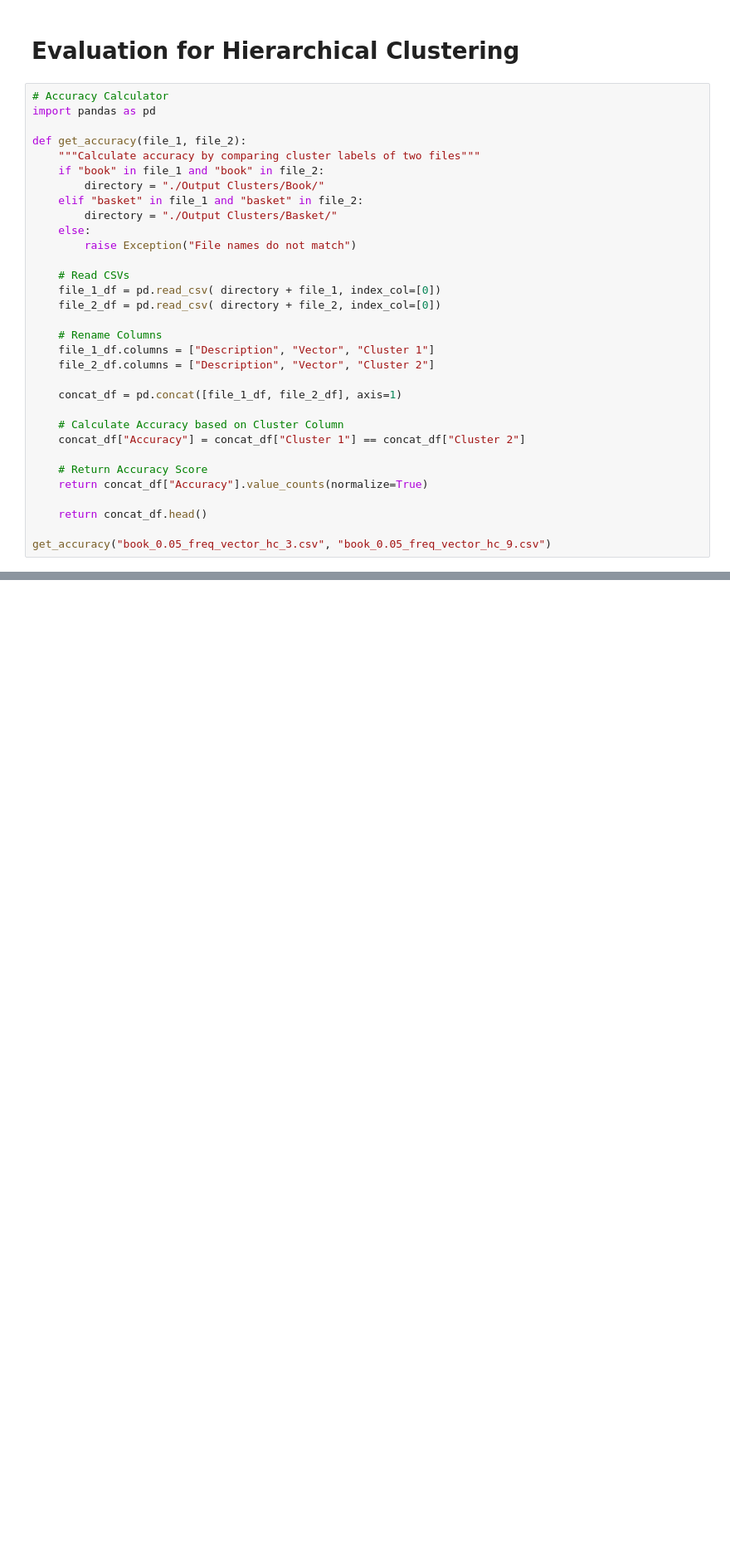
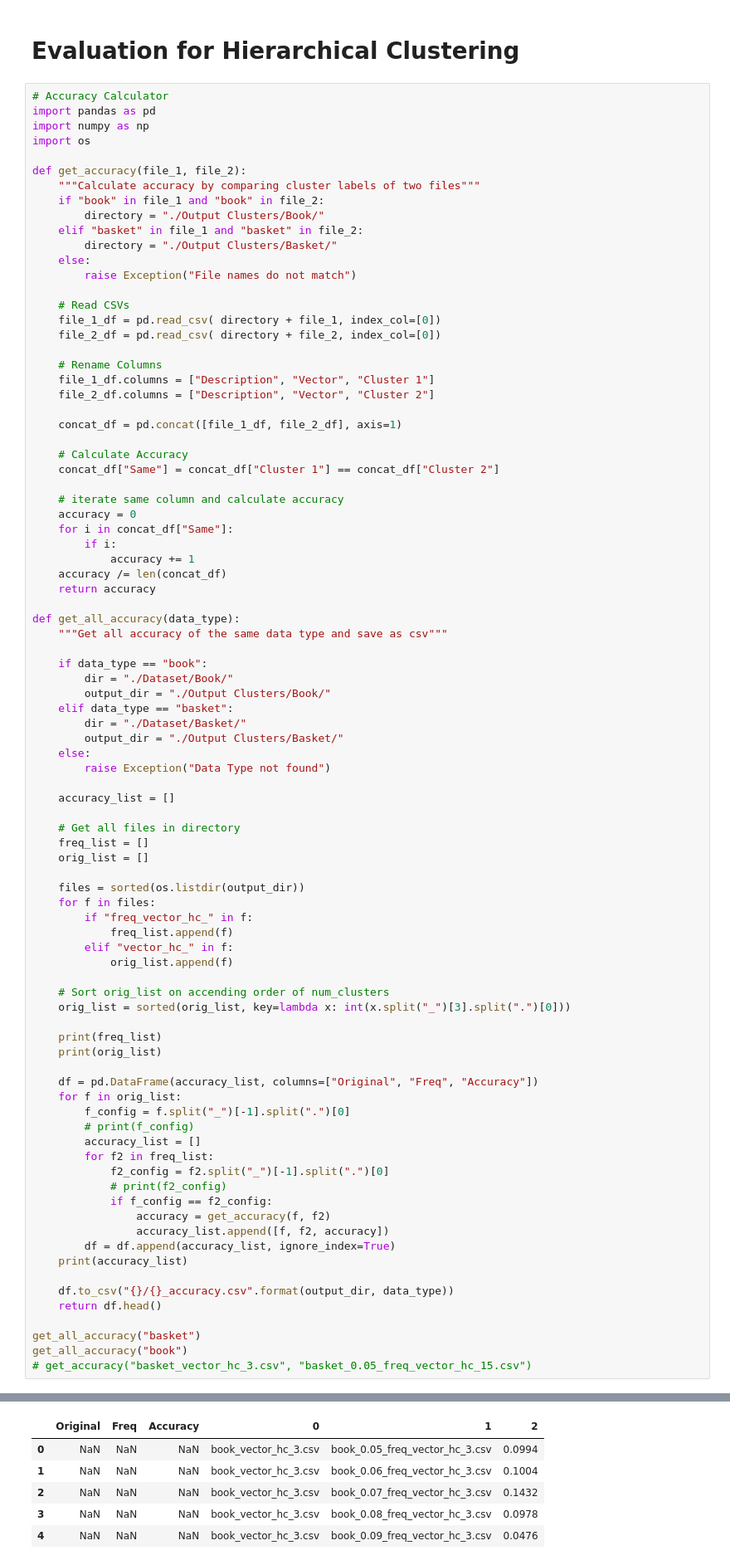
Before and after one commit to titim789/Data_Analytics_Project, a Jupyter notebook: Assignment 2/Clustering/Cluster Evaluation.ipynb, the cells around one changed output, grey strips where cells are left out. Shown at 83% size. Drawn from its saved outputs; the diff is of its cells as text; blank space fills up the shorter version.

```diff
--- a/Assignment 2/Clustering/Cluster Evaluation.ipynb
+++ b/Assignment 2/Clustering/Cluster Evaluation.ipynb
@@ -312,6 +312,8 @@ pd.DataFrame(dav_dict).transpose()
 # %%
 # Accuracy Calculator
 import pandas as pd
+import numpy as np
+import os
 
 def get_accuracy(file_1, file_2):
     """Calculate accuracy by comparing cluster labels of two files"""
@@ -332,13 +334,66 @@ def get_accuracy(file_1, file_2):
 
     concat_df = pd.concat([file_1_df, file_2_df], axis=1)
 
-    # Calculate Accuracy based on Cluster Column
-    concat_df["Accuracy"] = concat_df["Cluster 1"] == concat_df["Cluster 2"]
+    # Calculate Accuracy
+    concat_df["Same"] = concat_df["Cluster 1"] == concat_df["Cluster 2"]
 
-    # Return Accuracy Score
-    return concat_df["Accuracy"].value_counts(normalize=True)
+    # iterate same column and calculate accuracy
+    accuracy = 0
+    for i in concat_df["Same"]:
+        if i:
+            accuracy += 1
+    accuracy /= len(concat_df)
+    return accuracy
 
-    return concat_df.head()
+def get_all_accuracy(data_type):
+    """Get all accuracy of the same data type and save as csv"""
 
-get_accuracy("book_0.05_freq_vector_hc_3.csv", "book_0.05_freq_vector_hc_9.csv")
+    if data_type == "book":
+        dir = "./Dataset/Book/"
+        output_dir = "./Output Clusters/Book/"
+    elif data_type == "basket":
+        dir = "./Dataset/Basket/"
+        output_dir = "./Output Clusters/Basket/"
+    else:
+        raise Exception("Data Type not found")
+
+    accuracy_list = []
+
+    # Get all files in directory
+    freq_list = []
+    orig_list = []
+
+    files = sorted(os.listdir(output_dir))
+    for f in files:
+        if "freq_vector_hc_" in f:
+            freq_list.append(f)
+        elif "vector_hc_" in f:
+            orig_list.append(f)
+
+    # Sort orig_list on accending order of num_clusters
+    orig_list = sorted(orig_list, key=lambda x: int(x.split("_")[3].split(".")[0]))
+
+    print(freq_list)
+    print(orig_list)
+
+    df = pd.DataFrame(accuracy_list, columns=["Original", "Freq", "Accuracy"])
+    for f in orig_list:
+        f_config = f.split("_")[-1].split(".")[0]
+        # print(f_config)
+        accuracy_list = []
+        for f2 in freq_list:
+            f2_config = f2.split("_")[-1].split(".")[0]
+            # print(f2_config)
+            if f_config == f2_config:
+                accuracy = get_accuracy(f, f2)
+                accuracy_list.append([f, f2, accuracy])
+        df = df.append(accuracy_list, ignore_index=True)
+    print(accuracy_list)
+
+    df.to_csv("{}/{}_accuracy.csv".format(output_dir, data_type))
+    return df.head()
+
+get_all_accuracy("basket")
+get_all_accuracy("book")
+# get_accuracy("basket_vector_hc_3.csv", "basket_0.05_freq_vector_hc_15.csv")
 # %% [output]
@@ -347,3 +406,9 @@ Name: Accuracy, dtype: float64
+|  | Original | Freq | Accuracy | 0 | 1 | 2 |
+| 0 | NaN | NaN | NaN | book_vector_hc_3.csv | book_0.05_freq_vector_hc_3.csv | 0.0994 |
+| 1 | NaN | NaN | NaN | book_vector_hc_3.csv | book_0.06_freq_vector_hc_3.csv | 0.1004 |
+| 2 | NaN | NaN | NaN | book_vector_hc_3.csv | book_0.07_freq_vector_hc_3.csv | 0.1432 |
+| 3 | NaN | NaN | NaN | book_vector_hc_3.csv | book_0.08_freq_vector_hc_3.csv | 0.0978 |
+| 4 | NaN | NaN | NaN | book_vector_hc_3.csv | book_0.09_freq_vector_hc_3.csv | 0.0476 |
 # %%
 # Load Clustering results
 hierDF3 = pd.read_csv("./Output Clusters/hierarchical_3_clusters.csv" , index_col=[0], converters={"Transaction": literal_eval, "Vector":literal_eval})
```
Also changed, not shown: parts of 1 cell of this notebook, 1 other file.
